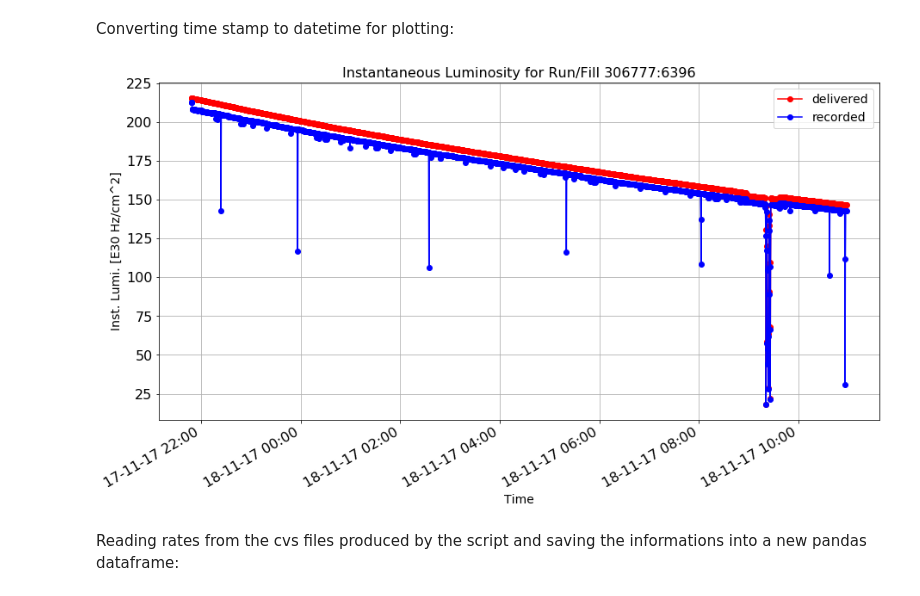
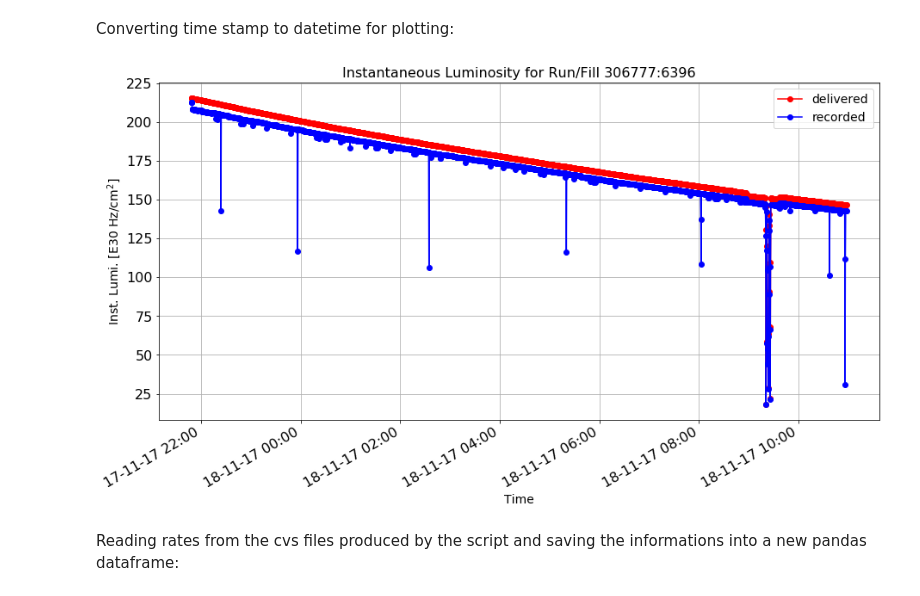
Before and after one commit to merveince92/RPCTriggerRateMonitoringWithML, a Jupyter notebook: inst_lumi_extractor.ipynb, the cells around one changed output. Saved outputs shown, nothing was run; the diff lists cells and outputs as text; code cells hidden in the pictures.

```diff
--- a/inst_lumi_extractor.ipynb
+++ b/inst_lumi_extractor.ipynb
@@ -104,7 +120,7 @@ def plot_inst_lumi(x_val, y_val, z_val, title):
     import matplotlib.dates as mdates
     fig, ax = plt.subplots()
     plt.xlabel("Time")
-    plt.ylabel("Inst. Lumi. [E30 Hz/cm^2]")
+    plt.ylabel("Inst. Lumi. [E30 Hz/cm$^2$]")
     xfmt = mdates.DateFormatter('%d-%m-%y %H:%M')
     ax.xaxis.set_major_formatter(xfmt)
     ax.grid()
@@ -115,9 +131,10 @@ def plot_inst_lumi(x_val, y_val, z_val, title):
     plt.legend(loc="best")
     plt.show();
 # %%
-plot_inst_lumi(int_lumi2["time"], int_lumi2["delivered"], int_lumi2["recorded"], "Instantaneous Luminosity for Run/Fill "+int_lumi2["run:fill"][2])
+plot_inst_lumi(int_lumi2["time"], int_lumi2["delivered"], int_lumi2["recorded"],
+               "Instantaneous Luminosity for Run/Fill "+int_lumi2["run:fill"][2])
 # %% [output]
-[figure, old version]
+[figure, new version]
 # %% [markdown]
 Reading rates from the cvs files produced by the script and saving the informations into a new pandas dataframe:
 # %%
```
Also changed, not shown: parts of 7 cells of this notebook.
